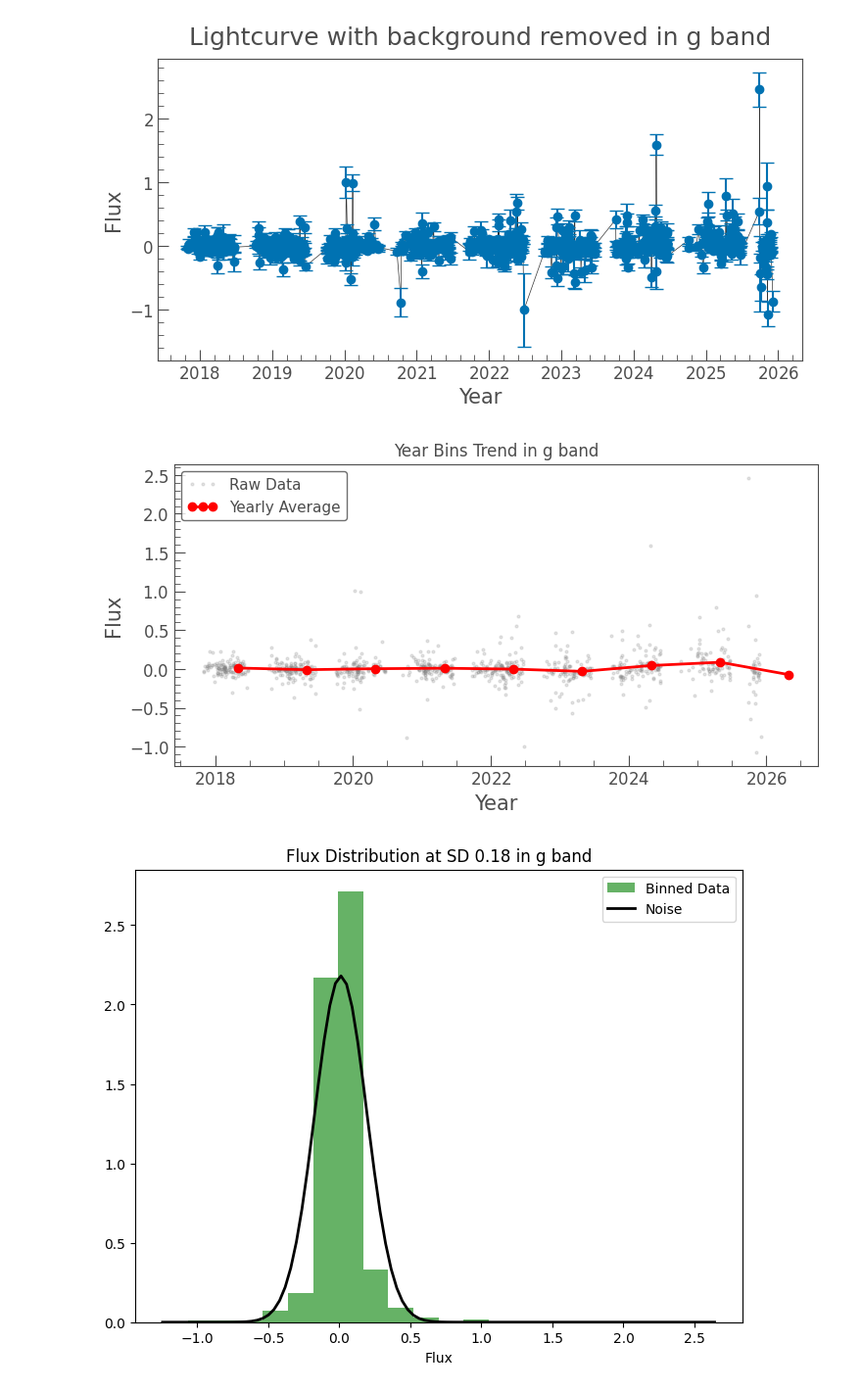
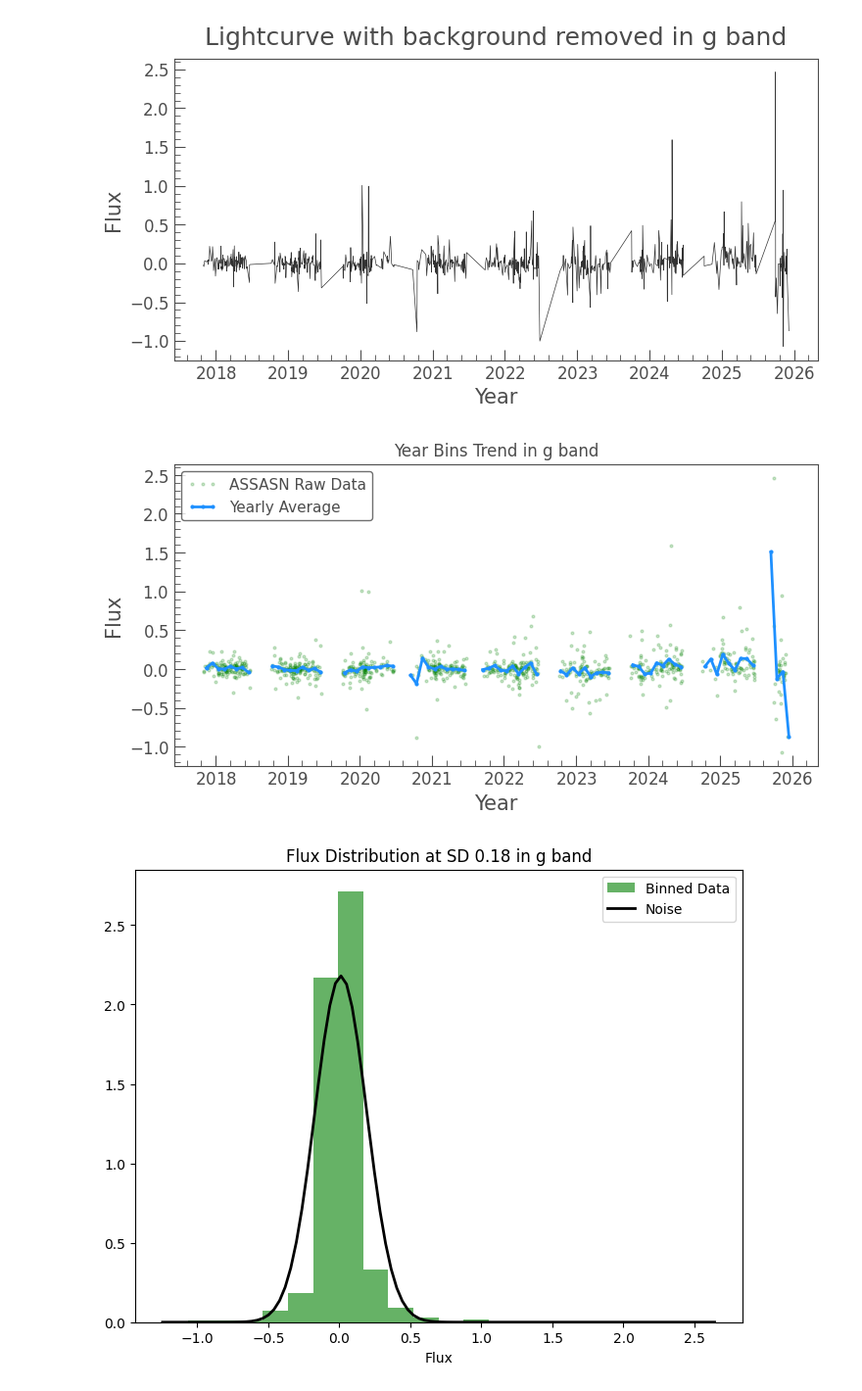
Before and after one commit to things-0/denison_2026, a Jupyter notebook: shaun/Code/Shaun Stuff/lightcurves.ipynb, the cells around one changed output. Shown at 98% size. Cells and saved outputs as stored; diff of their text form; code cells hidden in the pictures.

```diff
--- a/shaun/Code/Shaun Stuff/lightcurves.ipynb
+++ b/shaun/Code/Shaun Stuff/lightcurves.ipynb
@@ -12,32 +12,35 @@ i3 = pd.read_csv('/Users/shaunparasher/Documents/VS Code/denison_2026_test/shaun
 # %%
 i1_V = i1[i1['Filter'] == 'V']
 i1_g = i1[i1['Filter'] == 'g']
+i2_V = i2[i2['Filter'] == 'V']
+i2_g = i2[i2['Filter'] == 'g']
 
 subset = i1_g
 band = 'g'
 
 t_years = Time(subset['HJD'], format='jd').decimalyear
 
 curve = lk.LightCurve(time=t_years, flux=subset['flux(mJy)'], flux_err=subset['flux_err'])
 
-ax = curve.plot(title=f"Lightcurve with background removed in {band} band", marker='o')
+ax = curve.plot(title=f"Lightcurve with background removed in {band} band")
 ax.set_xlabel("Year")
-plt.errorbar(x = t_years, y = subset['flux(mJy)'] ,  yerr=subset['flux_err'], fmt='o', capsize=5)
+#plt.errorbar(x = t_years, y = subset['flux(mJy)'] ,  yerr=subset['flux_err'], fmt='o', capsize=5)
+
 
 plt.show()
 # %% [output]
-[figure, old version]
+[figure, new version]
 # %%
-ax = curve.plot(alpha=0.2, color='gray', label='Raw Data', linestyle='none', marker='o')
-bin_curve = curve.bin(time_bin_size=1)
+ax = curve.plot(alpha=0.2, color='green', label='ASSASN Raw Data', linestyle='none', marker='o')
+bin_curve = curve.bin(time_bin_size=1/12)
 
-bin_curve.plot(ax=ax, color='red', linewidth=2, marker='o', markersize=6, label='Yearly Average')
+bin_curve.plot(ax=ax, color='dodgerblue', linewidth=2, marker='o', label='Yearly Average')
 
 ax.set_title(f"Year Bins Trend in {band} band")
 ax.set_xlabel("Year")
 plt.show()
 # %% [output]
-[figure, old version]
+[figure, new version]
 # %%
 import numpy as np
 from scipy.stats import norm
```
Also changed, not shown: parts of 4 cells of this notebook, 2 other files.
